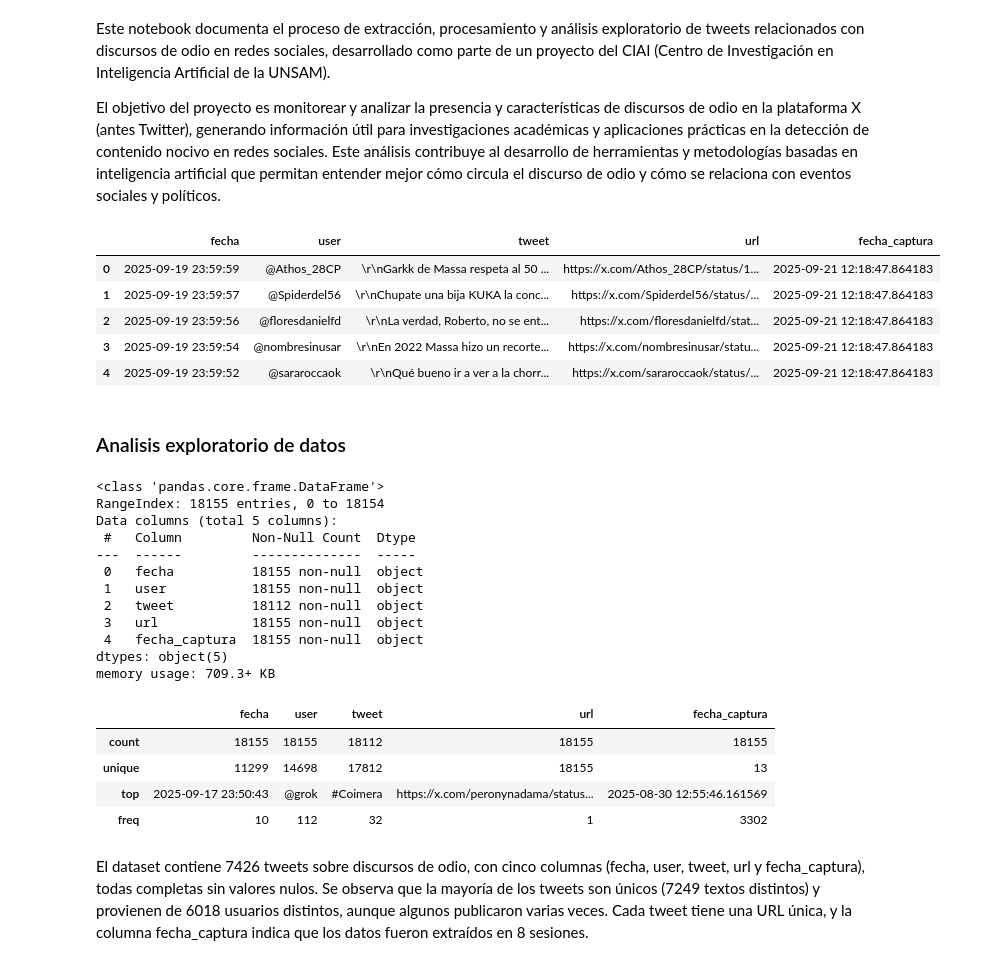
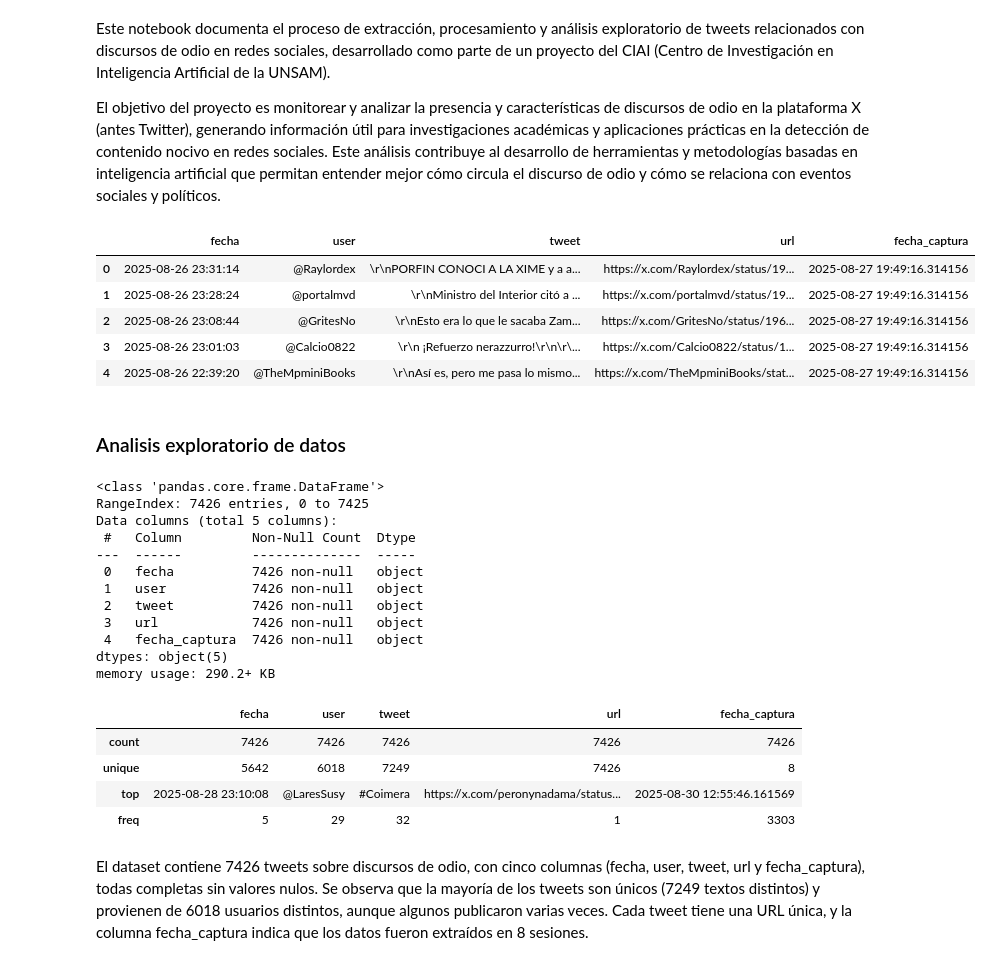
Before and after one commit to bautistaturri/Discursos-odio-, a Jupyter notebook: discursosAnalisis.ipynb, the cells around one changed output. Saved outputs shown, nothing was run; the diff lists cells and outputs as text; code cells hidden in the pictures.

```diff
--- a/discursosAnalisis.ipynb
+++ b/discursosAnalisis.ipynb
@@ -7,30 +7,33 @@ El objetivo del proyecto es monitorear y analizar la presencia y característica
 # %%
 import pandas as pd
 import csv
 import re
 import matplotlib.pyplot as plt
 import seaborn as sns
+import torch
+from transformers import AutoTokenizer, AutoModelForSequenceClassification
+from huggingface_hub import login
 
 # Leer CSV (METODO VISUALMENTE PREFERENTE)
 tweets = pd.read_csv(
-    "tweets_basev2.csv",
+    "tweets_base3.csv",
     engine='python',           # motor más tolerante
     sep=',',
     quotechar='"',             # reconoce comillas
     quoting=csv.QUOTE_ALL,
     on_bad_lines='skip',       # ignorar filas corruptas
     encoding='utf-8'
 )
 
 # Visualizamos las primeras filas
 tweets.head()
 # %% [output]
 |  | fecha | user | tweet | url | fecha_captura |
-| 0 | 2025-09-19 23:59:59 | @Athos_28CP | \r\nGarkk de Massa respeta al 50 ... | https://x.com/Athos_28CP/status/1... | 2025-09-21 12:18:47.864183 |
-| 1 | 2025-09-19 23:59:57 | @Spiderdel56 | \r\nChupate una bija KUKA la conc... | https://x.com/Spiderdel56/status/... | 2025-09-21 12:18:47.864183 |
-| 2 | 2025-09-19 23:59:56 | @floresdanielfd | \r\nLa verdad, Roberto, no se ent... | https://x.com/floresdanielfd/stat... | 2025-09-21 12:18:47.864183 |
-| 3 | 2025-09-19 23:59:54 | @nombresinusar | \r\nEn 2022 Massa hizo un recorte... | https://x.com/nombresinusar/statu... | 2025-09-21 12:18:47.864183 |
-| 4 | 2025-09-19 23:59:52 | @sararoccaok | \r\nQué bueno ir a ver a la chorr... | https://x.com/sararoccaok/status/... | 2025-09-21 12:18:47.864183 |
+| 0 | 2025-08-26 23:31:14 | @Raylordex | \r\nPORFIN CONOCI A LA XIME y a a... | https://x.com/Raylordex/status/19... | 2025-08-27 19:49:16.314156 |
+| 1 | 2025-08-26 23:28:24 | @portalmvd | \r\nMinistro del Interior citó a ... | https://x.com/portalmvd/status/19... | 2025-08-27 19:49:16.314156 |
+| 2 | 2025-08-26 23:08:44 | @GritesNo | \r\nEsto era lo que le sacaba Zam... | https://x.com/GritesNo/status/196... | 2025-08-27 19:49:16.314156 |
+| 3 | 2025-08-26 23:01:03 | @Calcio0822 | \r\n ¡Refuerzo nerazzurro!\r\n\r\... | https://x.com/Calcio0822/status/1... | 2025-08-27 19:49:16.314156 |
+| 4 | 2025-08-26 22:39:20 | @TheMpminiBooks | \r\nAsí es, pero me pasa lo mismo... | https://x.com/TheMpminiBooks/stat... | 2025-08-27 19:49:16.314156 |
 # %% [markdown]
 ### Analisis exploratorio de datos
 # %%
@@ -38,25 +41,25 @@ tweets.head()
 tweets.info()
 # %% [output]
 <class 'pandas.core.frame.DataFrame'>
-RangeIndex: 18155 entries, 0 to 18154
+RangeIndex: 7426 entries, 0 to 7425
 Data columns (total 5 columns):
  #   Column         Non-Null Count  Dtype
 ---  ------         --------------  -----
- 0   fecha          18155 non-null  object
- 1   user           18155 non-null  object
- 2   tweet          18112 non-null  object
- 3   url            18155 non-null  object
- 4   fecha_captura  18155 non-null  object
+ 0   fecha          7426 non-null   object
+ 1   user           7426 non-null   object
+ 2   tweet          7426 non-null   object
+ 3   url            7426 non-null   object
+ 4   fecha_captura  7426 non-null   object
 dtypes: object(5)
-memory usage: 709.3+ KB
+memory usage: 290.2+ KB
 # %%
 tweets.describe(include='all')
 # %% [output]
 |  | fecha | user | tweet | url | fecha_captura |
-| count | 18155 | 18155 | 18112 | 18155 | 18155 |
-| unique | 11299 | 14698 | 17812 | 18155 | 13 |
-| top | 2025-09-17 23:50:43 | @grok | #Coimera | https://x.com/peronynadama/status... | 2025-08-30 12:55:46.161569 |
-| freq | 10 | 112 | 32 | 1 | 3302 |
+| count | 7426 | 7426 | 7426 | 7426 | 7426 |
+| unique | 5642 | 6018 | 7249 | 7426 | 8 |
+| top | 2025-08-28 23:10:08 | @LaresSusy | #Coimera | https://x.com/peronynadama/status... | 2025-08-30 12:55:46.161569 |
+| freq | 5 | 29 | 32 | 1 | 3303 |
 # %% [markdown]
 El dataset contiene 7426 tweets sobre discursos de odio, con cinco columnas (fecha, user, tweet, url y fecha_captura), todas completas sin valores nulos. Se observa que la mayoría de los tweets son únicos (7249 textos distintos) y provienen de 6018 usuarios distintos, aunque algunos publicaron varias veces. Cada tweet tiene una URL única, y la columna fecha_captura indica que los datos fueron extraídos en 8 sesiones.
 # %% [markdown]
```
Also changed, not shown: parts of 12 cells of this notebook.
